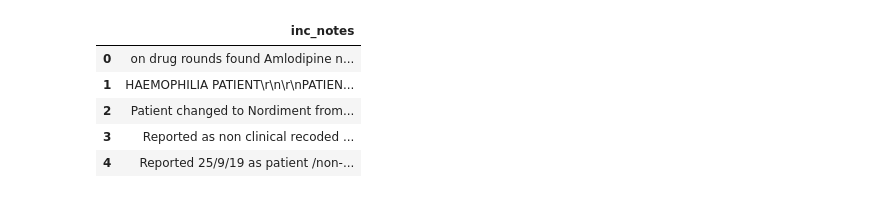
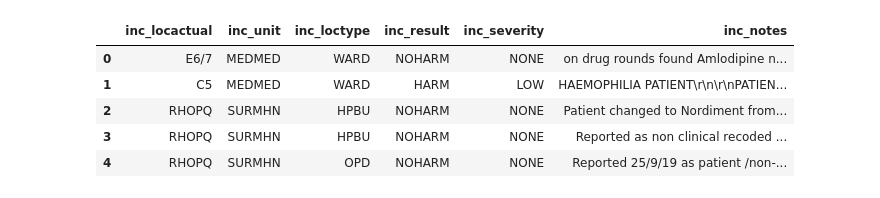
Before and after one commit to meevans1/PortsmouthHospitalTrust, a Jupyter notebook: nlp_of_patient_medicine_safety_events_at_QA/wordcloud_of_patient_medicine_safety_events_at_QA.ipynb, the cells around one changed output. Drawn from its saved outputs; the diff is of its cells as text; code cells hidden in the pictures.

```diff
--- a/nlp_of_patient_medicine_safety_events_at_QA/wordcloud_of_patient_medicine_safety_events_at_QA.ipynb
+++ b/nlp_of_patient_medicine_safety_events_at_QA/wordcloud_of_patient_medicine_safety_events_at_QA.ipynb
@@ -11,17 +51,18 @@ import matplotlib.pyplot as plt
 # %%
 sql_conn = pyodbc.connect('DRIVER={SQL Server};'
                             'SERVER=L_AAGDATIX;'
                             'DATABASE=DatixCRM;'
                             'Trusted_Connection=yes')
-query = "set transaction isolation level read uncommitted select inc_notes from DatixCRM.dbo.incidents_main where inc_type='PAT' and inc_category='MEDIC' and inc_organisation='QA'"
+query = "set transaction isolation level read uncommitted select inc_locactual,inc_unit,inc_loctype,inc_result,inc_severity,inc_notes from DatixCRM.dbo.incidents_main where inc_type='PAT' and inc_category='MEDIC' and inc_organisation='QA'"
 df = pd.read_sql(query, sql_conn)
+df= df[df.index < 100]
 df.head()
 # %% [output]
-|  | inc_notes |
-| 0 | on drug rounds found Amlodipine n... |
-| 1 | HAEMOPHILIA PATIENT\r\n\r\nPATIEN... |
-| 2 | Patient changed to Nordiment from... |
-| 3 | Reported as non clinical recoded ... |
-| 4 | Reported 25/9/19 as patient /non-... |
+|  | inc_locactual | inc_unit | inc_loctype | inc_result | inc_severity | inc_notes |
+| 0 | E6/7 | MEDMED | WARD | NOHARM | NONE | on drug rounds found Amlodipine n... |
+| 1 | C5 | MEDMED | WARD | HARM | LOW | HAEMOPHILIA PATIENT\r\n\r\nPATIEN... |
+| 2 | RHOPQ | SURMHN | HPBU | NOHARM | NONE | Patient changed to Nordiment from... |
+| 3 | RHOPQ | SURMHN | HPBU | NOHARM | NONE | Reported as non clinical recoded ... |
+| 4 | RHOPQ | SURMHN | OPD | NOHARM | NONE | Reported 25/9/19 as patient /non-... |
 # %%
 medicine_mask = np.array(Image.open("bottle-white-vector-medicine.png"))
```
Also changed, not shown: parts of 13 cells of this notebook, 5 other files.
